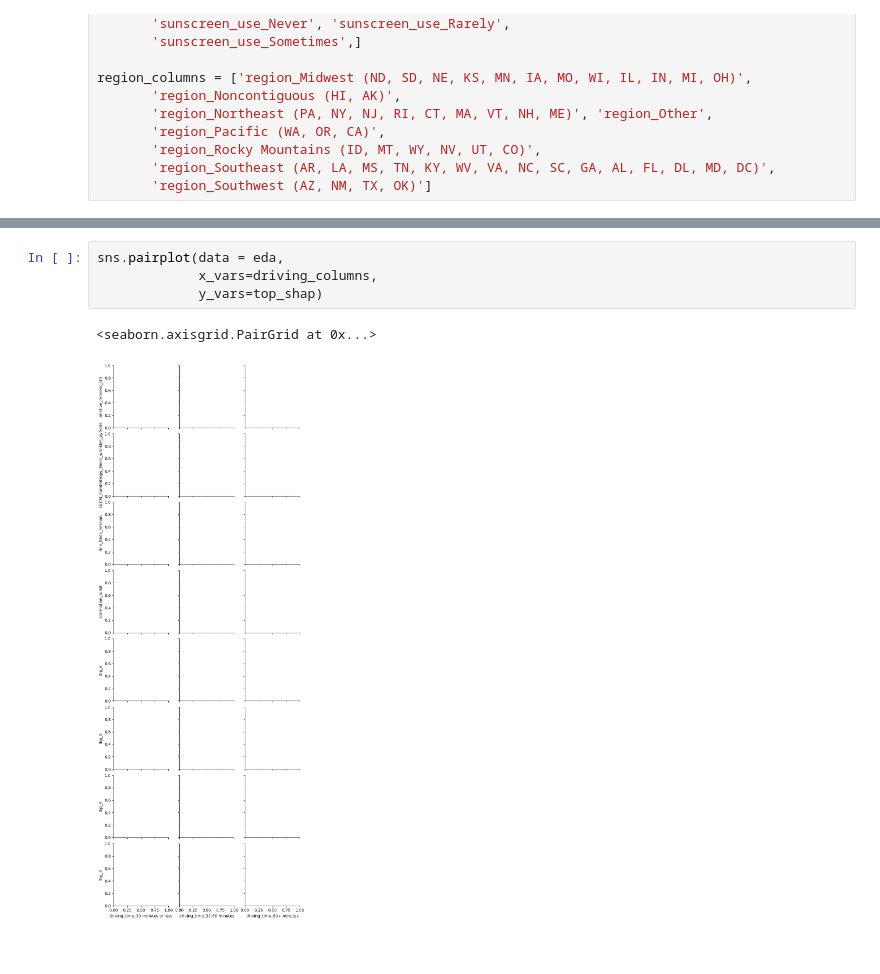
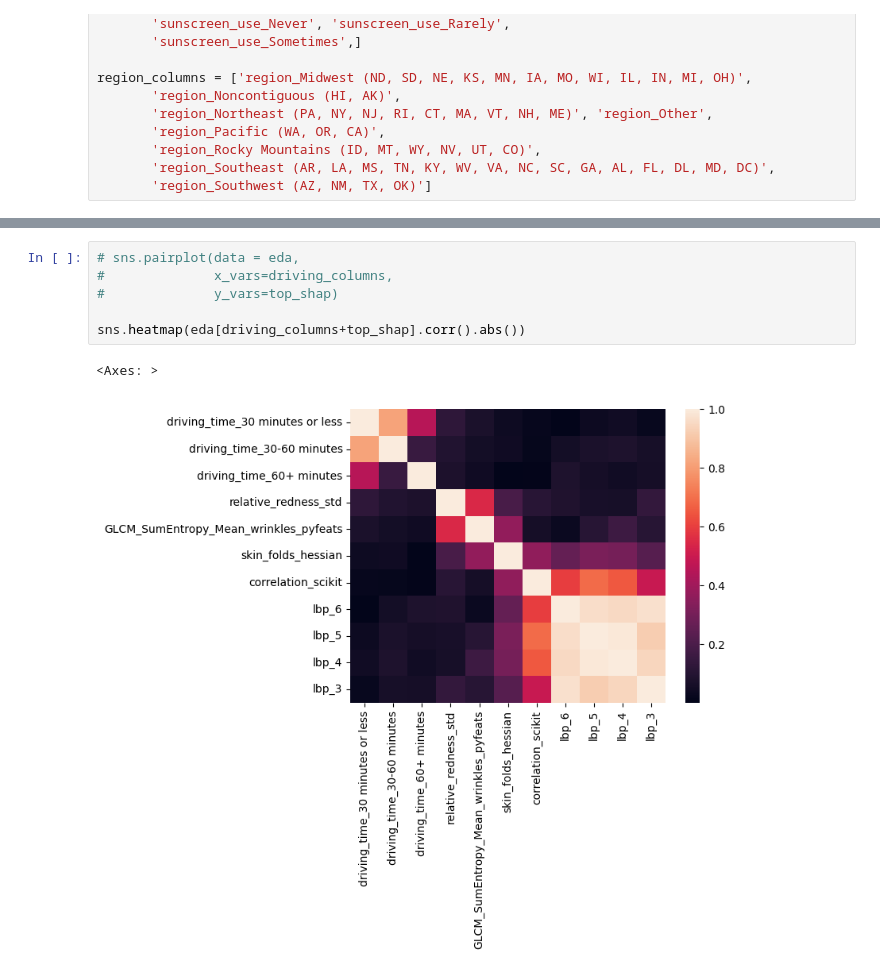
Before and after one commit to velexi-research/DermaML, a Jupyter notebook: notebooks/2024-11-08-NT-Feature-EDA.ipynb, the cells around one changed output, grey strips where cells are left out. Drawn from its saved outputs; the diff is of its cells as text.

```diff
--- a/notebooks/2024-11-08-NT-Feature-EDA.ipynb
+++ b/notebooks/2024-11-08-NT-Feature-EDA.ipynb
@@ -240,7 +270,9 @@ sns.pairplot(data = eda,
 # %%
-sns.pairplot(data = eda,
-             x_vars=driving_columns,
-             y_vars=top_shap)
+# sns.pairplot(data = eda,
+#              x_vars=driving_columns,
+#              y_vars=top_shap)
+
+sns.heatmap(eda[driving_columns+top_shap].corr().abs())
 # %% [output]
-<seaborn.axisgrid.PairGrid at 0x...>
+<Axes: >
-[figure, old version]
+[figure, new version]
```
Also changed, not shown: parts of 4 cells of this notebook.
